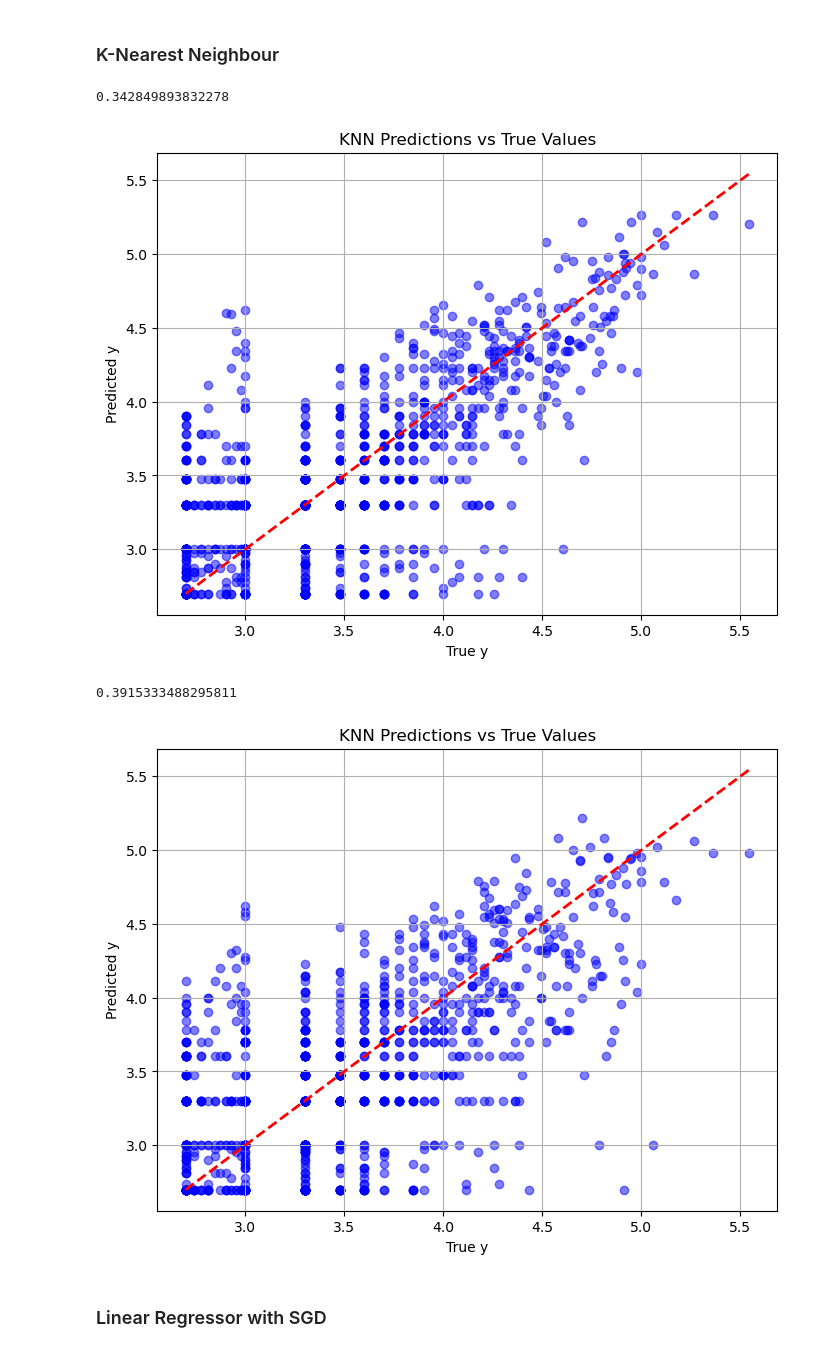
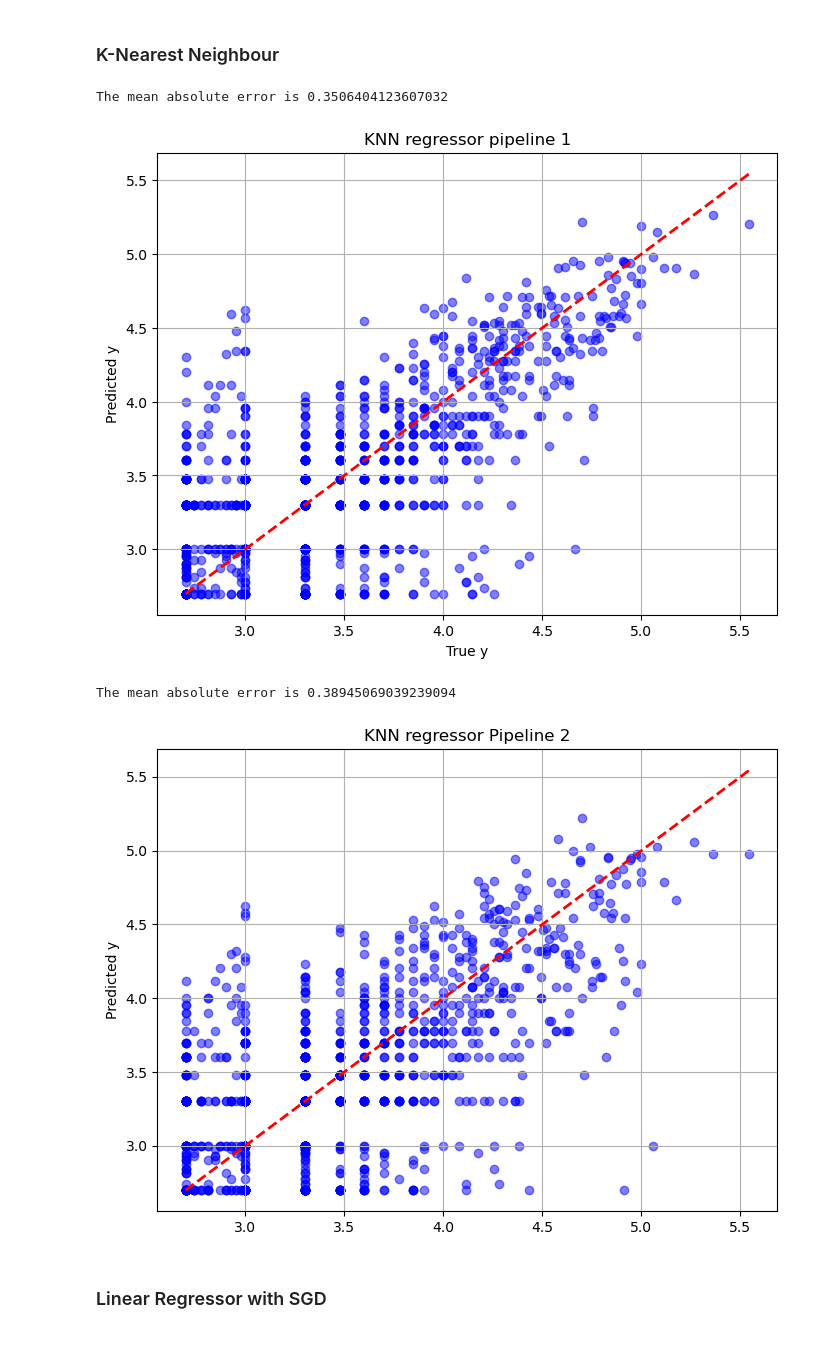
Before and after one commit to dimanaStoyanova7/DSAIT4020, a Jupyter notebook: midterm_assignment.ipynb, the cells around one changed output. Cells and saved outputs as stored; diff of their text form; code cells hidden in the pictures.

```diff
--- a/midterm_assignment.ipynb
+++ b/midterm_assignment.ipynb
@@ -76,9 +100,9 @@ X = pd.DataFrame(data=X, columns=labels)
 Create a random forest regressor to get an indication of what features are considered important for the tree classifier. And select the most important for testing of the kNN model.
 # %%
 # Create a random forrest classifier
-nottingham_forest = RandomForestRegressor()
-nottingham_forest.fit(X, Y)
-importance = nottingham_forest.feature_importances_
+forest = RandomForestRegressor()
+forest.fit(X_train, y_train)
+importance = forest.feature_importances_
 
 # Create a dataframe to use when plotting result
 importance_df = pd.DataFrame({'Labels': labels,
@@ -107,9 +131,11 @@ print(importance)
 Only choose features above a treshold, then multiply the features that we think is more important giving them a weighting.
 # %%
 important_features = importance_df[importance_df['Importance Coefficient'] > 0.014]
-pipe1 = X[important_features['Labels']].copy()
-for col in pipe1.columns:
+pipe1_train = X_train[important_features['Labels']].copy()
+pipe1_val = X_val[important_features['Labels']].copy()
+for col in pipe1_train.columns:
     important = important_features.loc[important_features['Labels'] == col, 'Importance Coefficient'].values[0]
-    pipe1[col] = pipe1[col] * (1+important)
-pipe1.std(axis=0)
+    pipe1_train[col] = pipe1_train[col] *(1+important)
+    pipe1_val[col] = pipe1_val[col] * (1+important)
+pipe1_train.std(axis=0)
 # %% [output]
@@ -124,11 +153,13 @@ dtype: float64
 ### Pipeline 2
 Use SVD and PCA for feature reduction and select the 5 principel component.
 # %%
-U, S, Vt = np.linalg.svd(X, full_matrices=False)
-Z = U @ np.diag(S)
+#Number of principal components
 nbr_PC = 3
-pipe2 = Z[:,:nbr_PC]
-pipe2 = pd.DataFrame(data=pipe2, columns=[f'PC{i+1}' for i in range(nbr_PC)])
-pipe2
+U, S, Vt = np.linalg.svd(X_train.to_numpy(), full_matrices=False)
+Z_train = X_train.to_numpy() @ Vt[:nbr_PC,:].T
+Z_val = X_val.to_numpy() @ Vt[:nbr_PC,:].T
+pipe2_train = pd.DataFrame(data=Z_train, columns=[f'PC{i+1}' for i in range(nbr_PC)])
+pipe2_val = pd.DataFrame(data=Z_val, columns=[f'PC{i+1}' for i in range(nbr_PC)])
+pipe2_train
 # %% [output]
 |  | PC1 | PC2 | PC3 |
@@ -151,22 +182,11 @@ pipe2
-# %%
-training_size = 4000
-pipe1_train = pipe1.iloc[:training_size,:]
-pipe2_train = pipe2.iloc[:training_size,:]
-pipe1_val = pipe1.iloc[training_size:,:]
-pipe2_val = pipe2.iloc[training_size:,:]
-y_train = Y.iloc[:training_size].values
-y_val = Y.iloc[training_size:].values
 # %% [markdown]
 ### K-Nearest Neighbour
 # %%
 neigh = KNeighborsRegressor(n_neighbors=1)
 neigh.fit(pipe1_train, y_train)
 predictions = neigh.predict(pipe1_val)
-AE = 0
-for i in range(len(predictions)):
-    AE += np.abs(y_val[i] - predictions[i])
-MAE = AE / len(predictions)
-print(MAE)
+MAE = mean_absolute_error(y_val, predictions)
+print(f"The mean absolute error is {MAE}")
 
 # Plot y_val vs predictions
 plt.figure(figsize=(8,6))
@@ -174,33 +194,30 @@ plt.scatter(y_val, predictions, color='blue', alpha=0.5)
 plt.plot([y_val.min(), y_val.max()], [y_val.min(), y_val.max()], 'r--', linewidth=2)
 plt.xlabel("True y")
 plt.ylabel("Predicted y")
-plt.title("KNN Predictions vs True Values")
+plt.title("KNN regressor pipeline 1")
 plt.grid(True)
 plt.show()
 # %% [output]
-0.342849893832278
+The mean absolute error is 0.3506404123607032
-[figure, old version]
+[figure, new version]
 # %%
 neigh = KNeighborsRegressor(n_neighbors=1)
 neigh.fit(pipe2_train, y_train)
 predictions = neigh.predict(pipe2_val)
-AE = 0
-for i in range(len(predictions)):
-    AE += np.abs(y_val[i] - predictions[i])
-MAE = AE / len(predictions)
-print(MAE)
+MAE = mean_absolute_error(y_val, predictions)
+print(f"The mean absolute error is {MAE}")
 
 # Plot y_val vs predictions
 plt.figure(figsize=(8,6))
 plt.scatter(y_val, predictions, color='blue', alpha=0.5)
 plt.plot([y_val.min(), y_val.max()], [y_val.min(), y_val.max()], 'r--', linewidth=2)
 plt.ylabel("Predicted y")
-plt.title("KNN Predictions vs True Values")
+plt.title("KNN regressor Pipeline 2")
 plt.grid(True)
 plt.show()
 # %% [output]
-0.3915333488295811
+The mean absolute error is 0.38945069039239094
-[figure, old version]
+[figure, new version]
 # %% [markdown]
 ### Linear Regressor with SGD
 # %%
```
Also changed, not shown: parts of 22 cells of this notebook, 1 other file.
